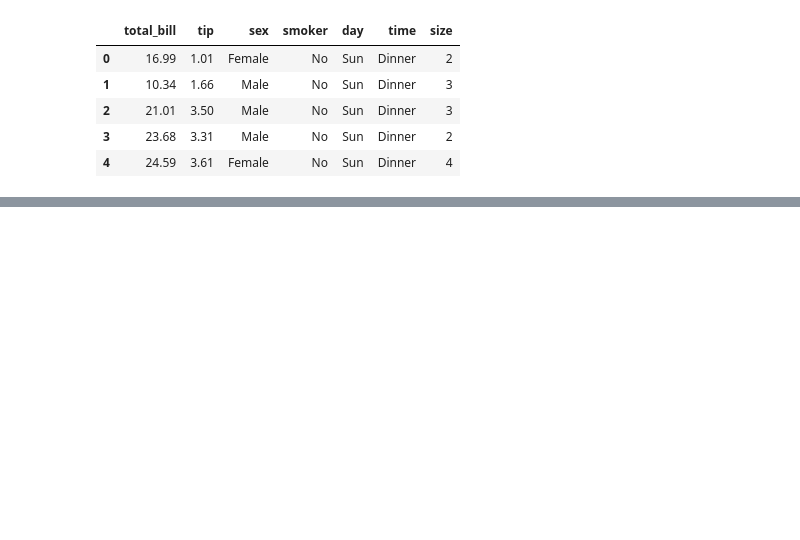
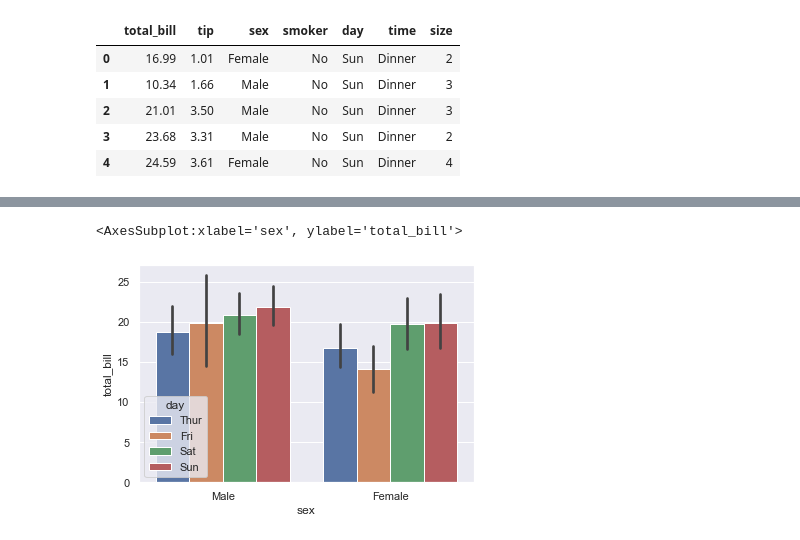
Before and after one commit to OsmanAliDurna/ExercisesFromInternet, a Jupyter notebook: fromJupiter/w5exercises.ipynb, the cells around one changed output, grey strips where cells are left out. Drawn from its saved outputs; the diff is of its cells as text; code cells hidden in the pictures; blank space fills up the shorter version.

```diff
--- a/fromJupiter/w5exercises.ipynb
+++ b/fromJupiter/w5exercises.ipynb
@@ -19,0 +50,7 @@ tips["total_bill"].plot(kind="bar");
+# %%
+# ins: make a plot that shows avg total bills in both genders as well as the avg total bills in different days.
+# what is the black bars on the graphs? (ci)
+sns.barplot(x="sex", y="total_bill", hue="day", data=tips)
+# %% [output]
+<AxesSubplot:xlabel='sex', ylabel='total_bill'>
+[figure, added]
```
Also changed, not shown: parts of 19 cells of this notebook.
